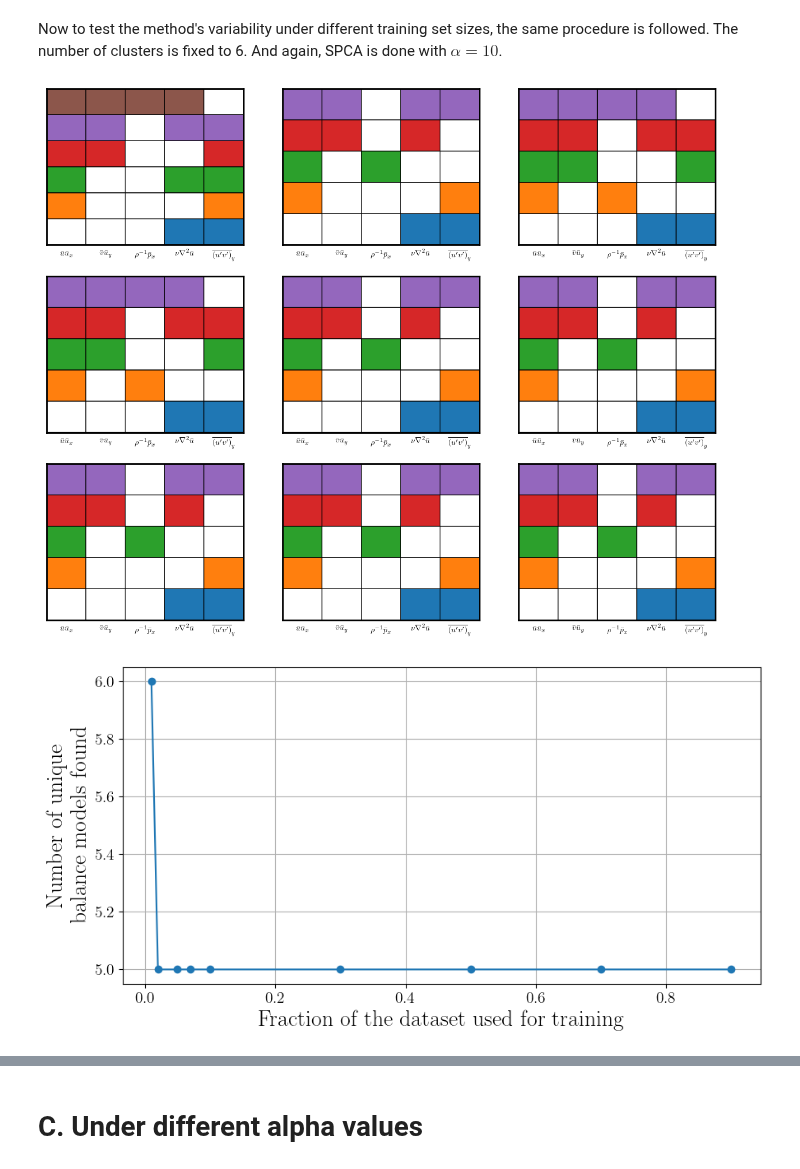
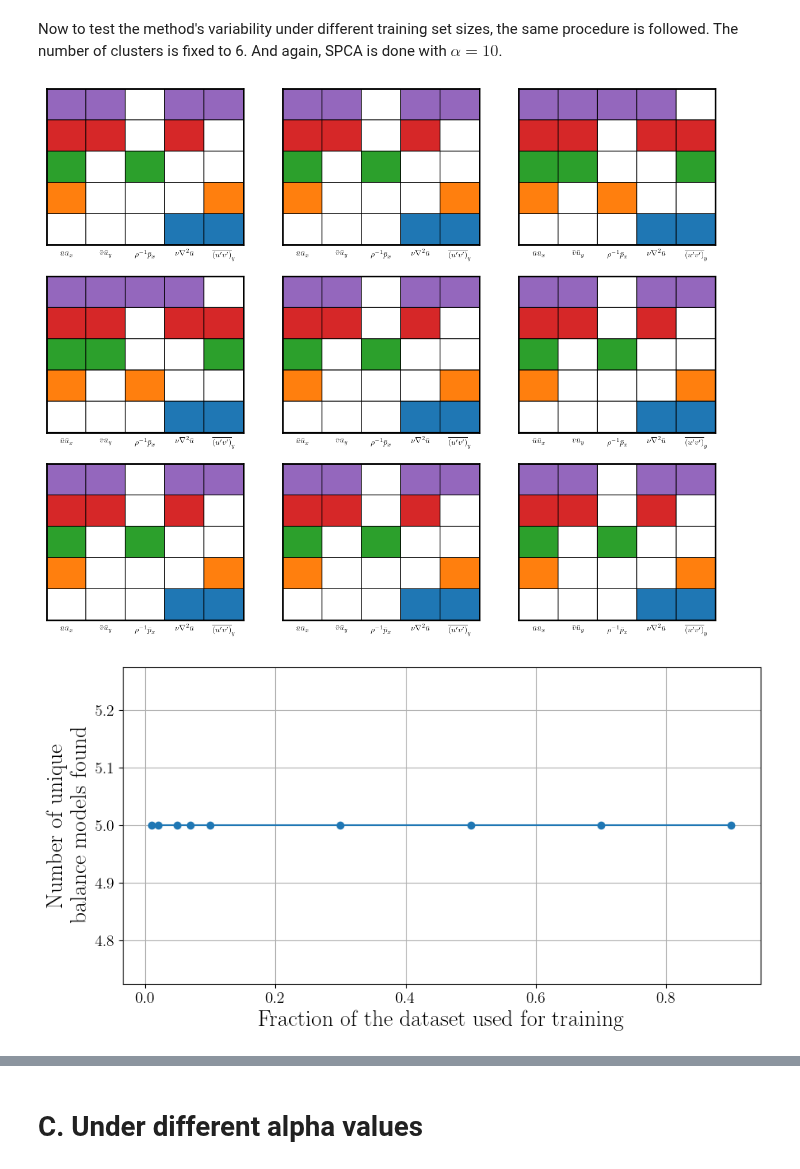
Before and after one commit to tbreitburd/Learning-Dominant-Physical-Processes-using-Unsupervised-Learning-Techniques-, a Jupyter notebook: Notebooks/Stability_Assessment.ipynb, the cells around one changed output, grey strips where cells are left out. Saved outputs shown, nothing was run; the diff lists cells and outputs as text; code cells hidden in the pictures.

```diff
--- a/Notebooks/Stability_Assessment.ipynb
+++ b/Notebooks/Stability_Assessment.ipynb
@@ -150,7 +150,7 @@ for n_cluster in n_clusters:
         nmodels,
         gridmap,
         grid_labels,
-    ) = sa.get_unique_balance_models(spca_model)
+    ) = sa.get_unique_balance_models(spca_model, labels)
 
     # Store the number of unique balance models found
     nmodels_list.append(nmodels)
@@ -238,7 +238,7 @@ for idx, frac in enumerate(train_frac):
         nmodels,
         gridmap,
         grid_labels,
-    ) = sa.get_unique_balance_models(spca_model)
+    ) = sa.get_unique_balance_models(spca_model, labels)
 
     # Store the number of unique balance models found
     nmodels_list.append(nmodels)
@@ -247,35 +247,35 @@ for idx, frac in enumerate(train_frac):
     plt.subplot(3, 3, idx + 1)
     plt.pcolor(
         gridmap, vmin=-0.5, vmax=cm.N - 0.5, cmap=cm, edgecolors="k", linewidth=1
     )
     plt.gca().set_xticks(np.arange(0.5, len(grid_labels) + 0.5))
     plt.gca().set_xticklabels(grid_labels, fontsize=10)
     plt.gca().set_yticklabels([])
 
     for axis in ["top", "bottom", "left", "right"]:
         plt.gca().spines[axis].set_linewidth(2)
 
     plt.gca().tick_params(axis="both", width=0)
 
 plot_dir = os.path.join(plots_dir, "different_train_frac_bal_mods.png")
 plt.savefig(plot_dir, bbox_inches="tight")
 
 plt.show()
 
 # Plot the number of unique balance models found for each training set size
 plt.figure(figsize=(10, 5))
 plt.plot(train_frac, nmodels_list, "o-")
 plt.xlabel("Fraction of the dataset used for training")
 plt.ylabel("Number of unique \n balance models found")
 plt.grid()
 
 plot_dir = os.path.join(plots_dir, "different_train_frac_nmodels.png")
 plt.savefig(plot_dir, bbox_inches="tight")
 
 plt.show()
 # %% [output]
-[figure, old version]
+[figure, new version]
-[figure, old version]
+[figure, new version]
 # %%
 # Get clusters for training set size: 0.07
 cluster_idx = sa.get_clusters(n_clusters=6, features=features, train_frac=0.5)
```
Also changed, not shown: parts of 4 cells of this notebook, 1 other file.
